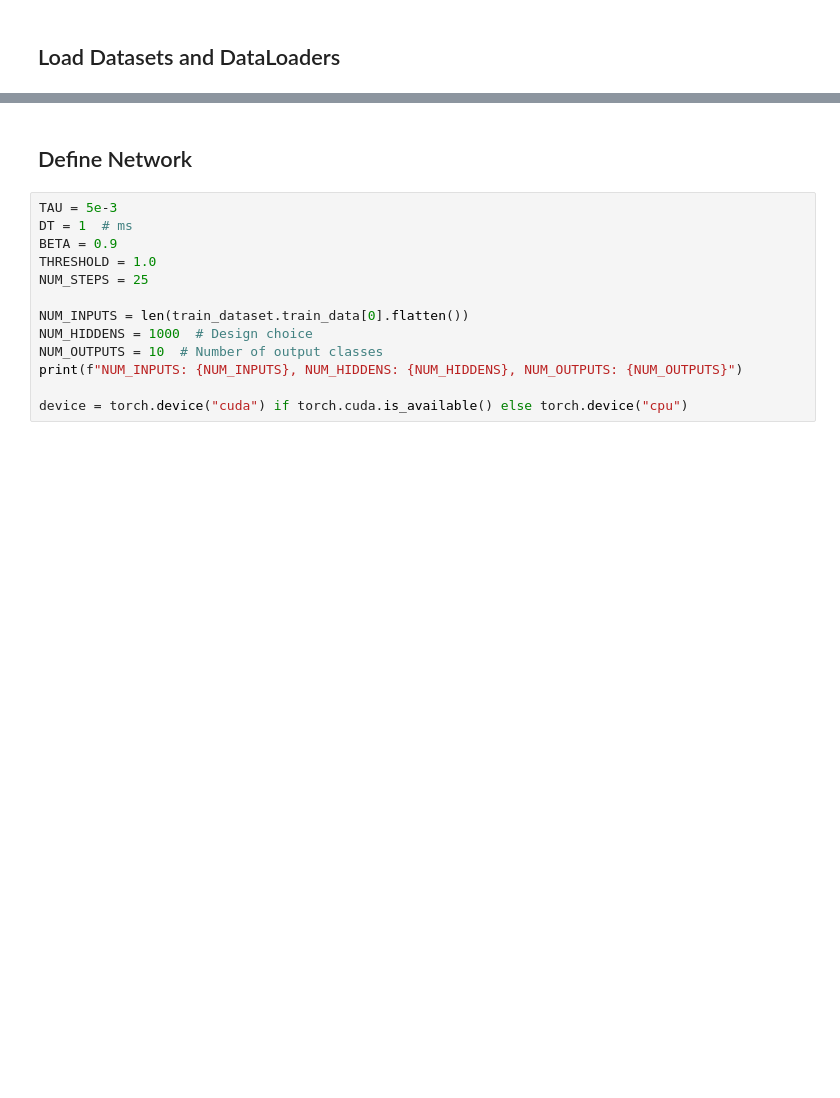
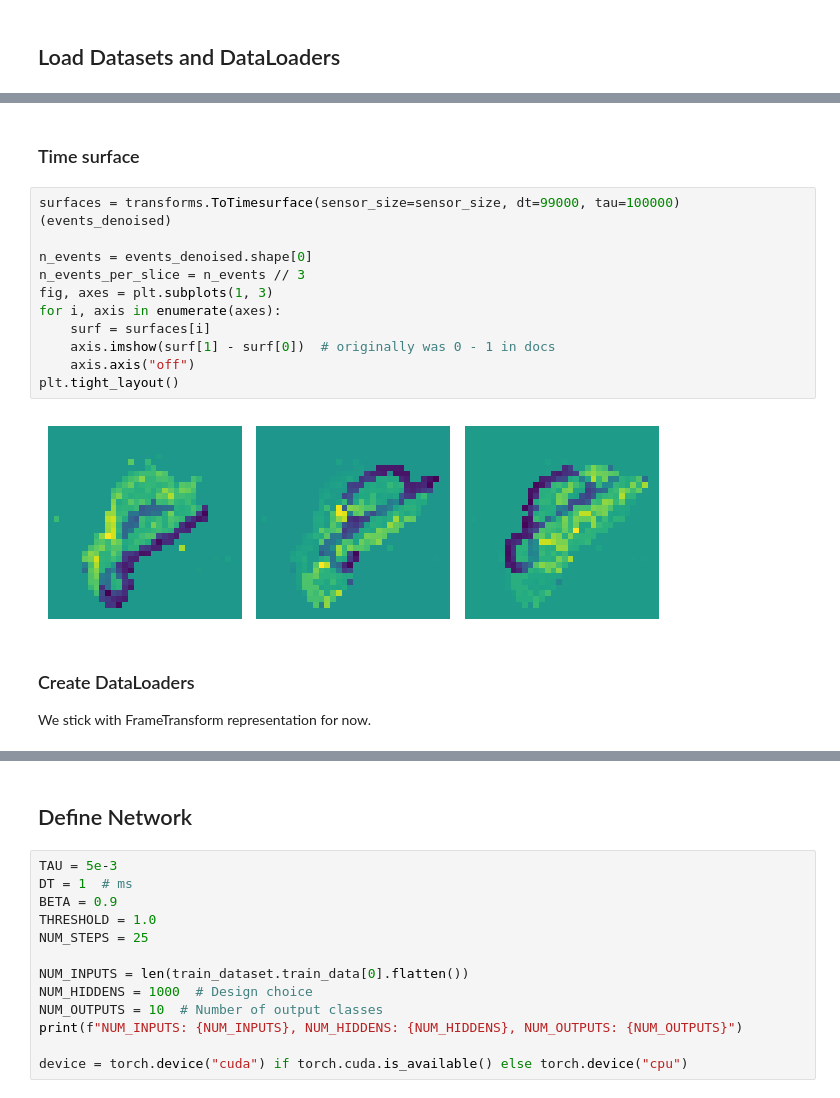
Before and after one commit to jl3720/hw-aware-eprop, a Jupyter notebook: notebooks/mnist_train.ipynb, the cells around one changed output, grey strips where cells are left out. Saved outputs shown, nothing was run; the diff lists cells and outputs as text; blank space fills up the shorter version.

```diff
--- a/notebooks/mnist_train.ipynb
+++ b/notebooks/mnist_train.ipynb
@@ -30,0 +103,19 @@ test_dataset = MNIST(datapath, train=False, transform=transform, download=False)
+# %% [markdown]
+### Time surface
+# %%
+surfaces = transforms.ToTimesurface(sensor_size=sensor_size, dt=99000, tau=100000)(events_denoised)
+
+n_events = events_denoised.shape[0]
+n_events_per_slice = n_events // 3
+fig, axes = plt.subplots(1, 3)
+for i, axis in enumerate(axes):
+    surf = surfaces[i]
+    axis.imshow(surf[1] - surf[0])  # originally was 0 - 1 in docs
+    axis.axis("off")
+plt.tight_layout()
+# %% [output]
+[figure, added]
+# %% [markdown]
+### Create DataLoaders
+
+We stick with FrameTransform representation for now.
```
Also changed, not shown: parts of 15 cells of this notebook.
